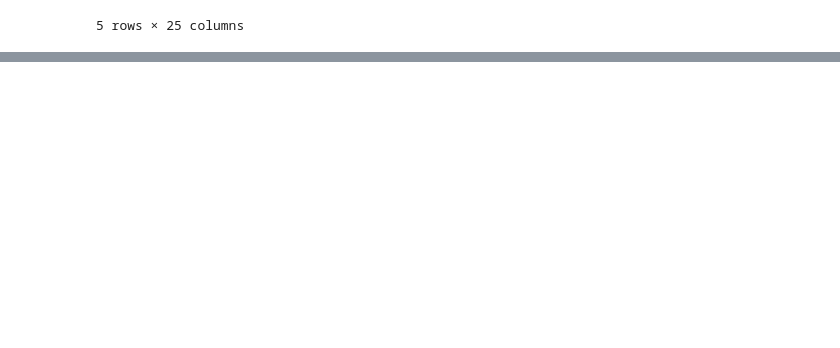
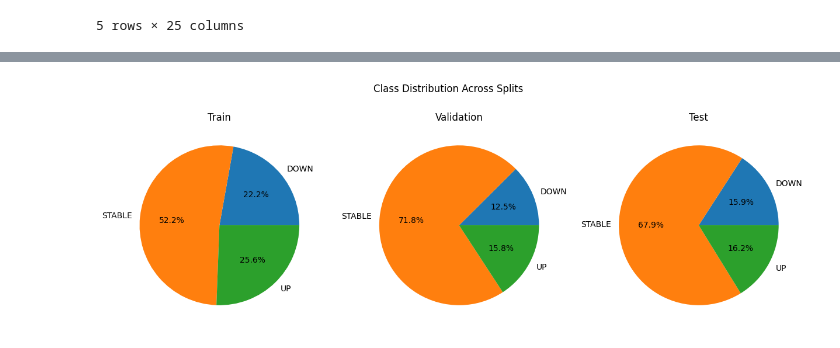
Before and after one commit to borisletic/bitcoin-multimodal-prediction, a Jupyter notebook: notebooks/LSTM [klasifikacija].ipynb, the cells around one changed output, grey strips where cells are left out. Cells and saved outputs as stored; diff of their text form; code cells hidden in the pictures; blank space fills up the shorter version.

```diff
--- a/notebooks/LSTM [klasifikacija].ipynb
+++ b/notebooks/LSTM [klasifikacija].ipynb
@@ -236,0 +314,26 @@ print(len(train_df), len(val_df), len(test_df))
+# %%
+# funkcija za distribuciju
+def get_dist(data):
+    return data["direction_24h"].value_counts(normalize=True).sort_index()
+
+train_dist = get_dist(train_df)
+val_dist   = get_dist(val_df)
+test_dist  = get_dist(test_df)
+
+labels = ["DOWN", "STABLE", "UP"]
+
+fig, axes = plt.subplots(1, 3, figsize=(15,5))
+
+axes[0].pie(train_dist.values, labels=labels, autopct='%1.1f%%')
+axes[0].set_title("Train")
+
+axes[1].pie(val_dist.values, labels=labels, autopct='%1.1f%%')
+axes[1].set_title("Validation")
+
+axes[2].pie(test_dist.values, labels=labels, autopct='%1.1f%%')
+axes[2].set_title("Test")
+
+plt.suptitle("Class Distribution Across Splits")
+plt.show()
+# %% [output]
+[figure, added]
```
Also changed, not shown: parts of 36 cells of this notebook, 2 other files.
